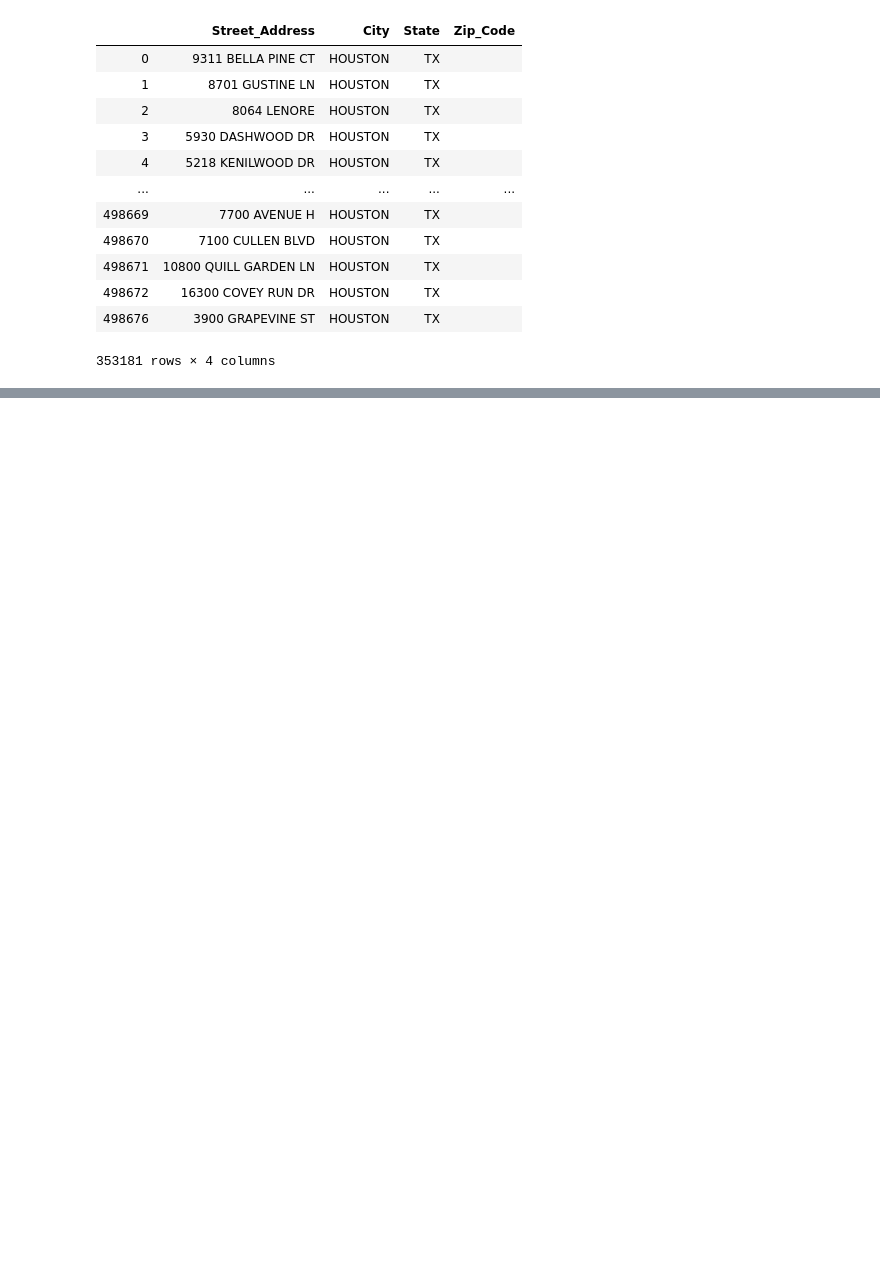
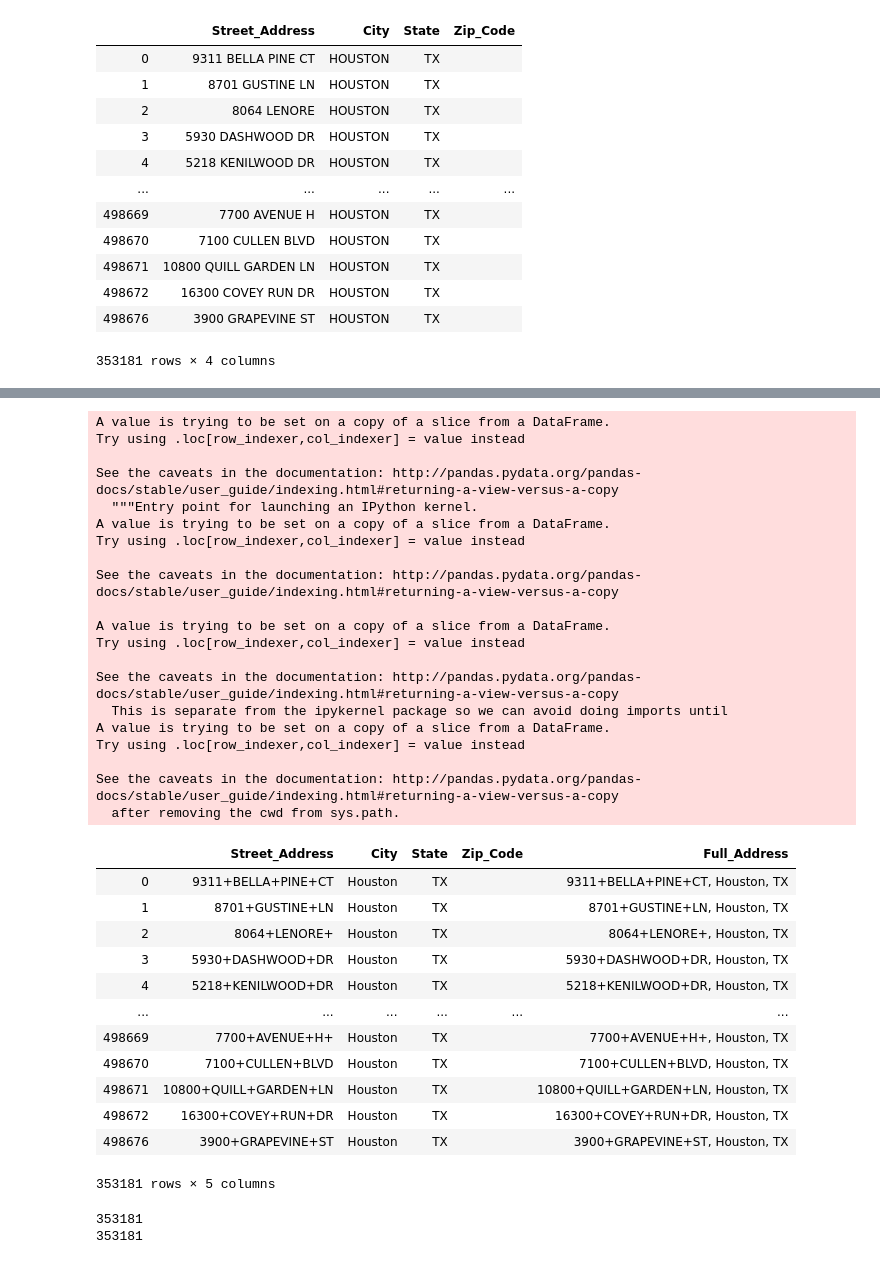
Before and after one commit to florin-vasiliu/Houston-Crime-Analysis, a Jupyter notebook: data_clean_up/data_clean_up.ipynb, the cells around one changed output, grey strips where cells are left out. Drawn from its saved outputs; the diff is of its cells as text; code cells hidden in the pictures; blank space fills up the shorter version.

```diff
--- a/data_clean_up/data_clean_up.ipynb
+++ b/data_clean_up/data_clean_up.ipynb
@@ -432,0 +387,50 @@ final_locations.sort_values(by='id').head(50)
+# %%
+geo_df['Street_Address'] = geo_df['Street_Address'].replace(' ', '+', regex=True)
+geo_df['City'] = geo_df['City'].replace(' ', '+', regex=True)
+geo_df['City'] = geo_df['City'].replace('HOUSTON', 'Houston', regex=True)
+geo_df['Full_Address'] = geo_df['Street_Address'] + ', ' + geo_df['City'] + ', ' + geo_df['State']
+
+geo_df
+# %% [output]
+A value is trying to be set on a copy of a slice from a DataFrame.
+Try using .loc[row_indexer,col_indexer] = value instead
+
+See the caveats in the documentation: http://pandas.pydata.org/pandas-docs/stable/user_guide/indexing.html#returning-a-view-versus-a-copy
+  """Entry point for launching an IPython kernel.
+A value is trying to be set on a copy of a slice from a DataFrame.
+Try using .loc[row_indexer,col_indexer] = value instead
+
+See the caveats in the documentation: http://pandas.pydata.org/pandas-docs/stable/user_guide/indexing.html#returning-a-view-versus-a-copy
+
+A value is trying to be set on a copy of a slice from a DataFrame.
+Try using .loc[row_indexer,col_indexer] = value instead
+
+See the caveats in the documentation: http://pandas.pydata.org/pandas-docs/stable/user_guide/indexing.html#returning-a-view-versus-a-copy
+  This is separate from the ipykernel package so we can avoid doing imports until
+A value is trying to be set on a copy of a slice from a DataFrame.
+Try using .loc[row_indexer,col_indexer] = value instead
+
+See the caveats in the documentation: http://pandas.pydata.org/pandas-docs/stable/user_guide/indexing.html#returning-a-view-versus-a-copy
+  after removing the cwd from sys.path.
+|  | Street_Address | City | State | Zip_Code | Full_Address |
+| 0 | 9311+BELLA+PINE+CT | Houston | TX |  | 9311+BELLA+PINE+CT, Houston, TX |
+| 1 | 8701+GUSTINE+LN | Houston | TX |  | 8701+GUSTINE+LN, Houston, TX |
+| 2 | 8064+LENORE+ | Houston | TX |  | 8064+LENORE+, Houston, TX |
+| 3 | 5930+DASHWOOD+DR | Houston | TX |  | 5930+DASHWOOD+DR, Houston, TX |
+| 4 | 5218+KENILWOOD+DR | Houston | TX |  | 5218+KENILWOOD+DR, Houston, TX |
+| ... | ... | ... | ... | ... | ... |
+| 498669 | 7700+AVENUE+H+ | Houston | TX |  | 7700+AVENUE+H+, Houston, TX |
+| 498670 | 7100+CULLEN+BLVD | Houston | TX |  | 7100+CULLEN+BLVD, Houston, TX |
+| 498671 | 10800+QUILL+GARDEN+LN | Houston | TX |  | 10800+QUILL+GARDEN+LN, Houston, TX |
+| 498672 | 16300+COVEY+RUN+DR | Houston | TX |  | 16300+COVEY+RUN+DR, Houston, TX |
+| 498676 | 3900+GRAPEVINE+ST | Houston | TX |  | 3900+GRAPEVINE+ST, Houston, TX |
+353181 rows × 5 columns
+# %%
+address_list = geo_df['Street_Address'].to_list()
+city_list = geo_df['City'].to_list()
+
+print(len(address_list))
+print(len(city_list))
+# %% [output]
+353181
+353181
```
Also changed, not shown: parts of 6 cells of this notebook, 22 other files.
